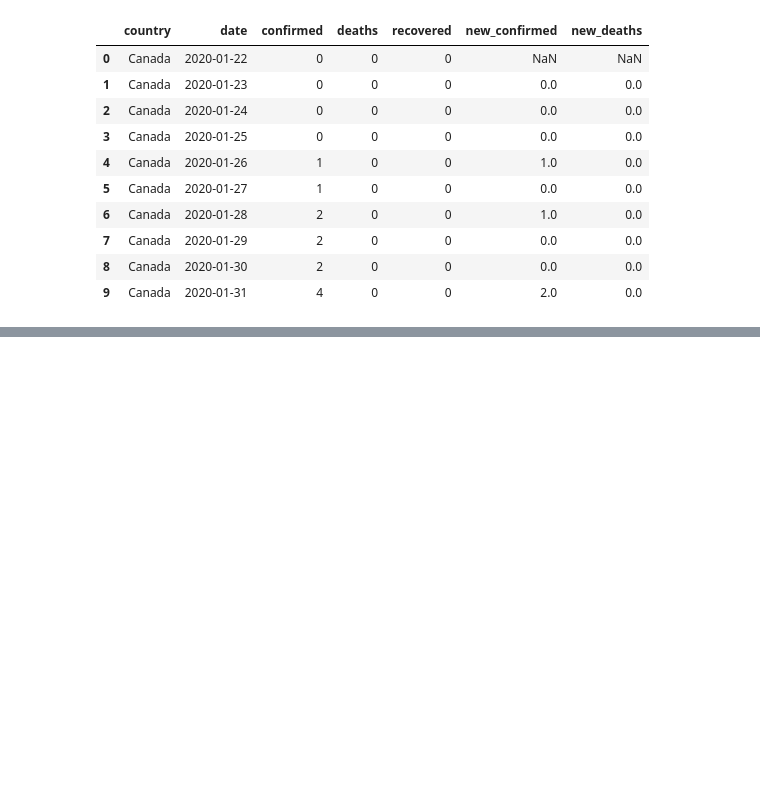
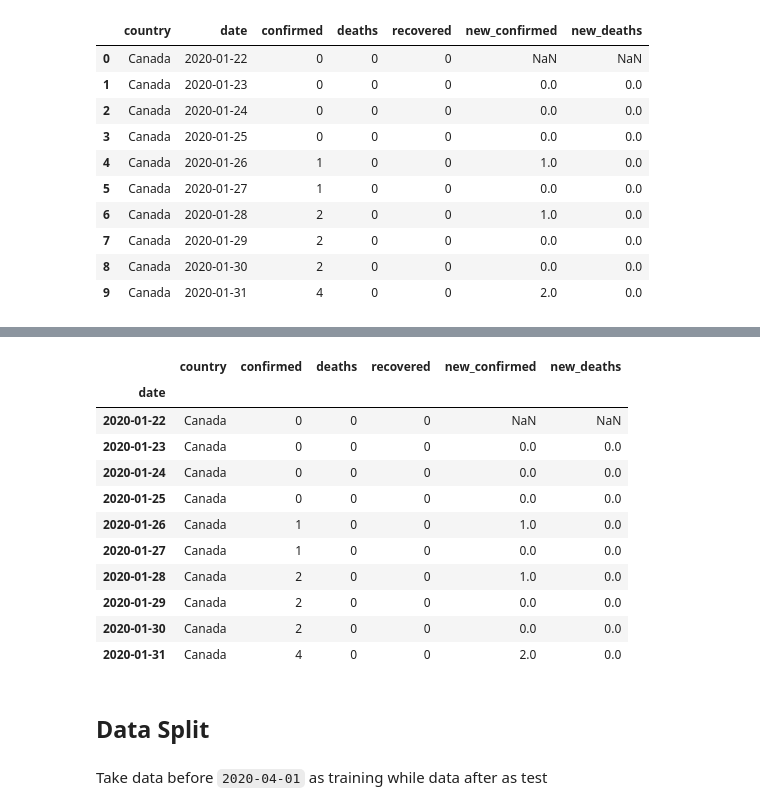
Before and after one commit to Dangandy/cv19, a Jupyter notebook: covid19_eda.ipynb, the cells around one changed output, grey strips where cells are left out. Saved outputs shown, nothing was run; the diff lists cells and outputs as text; code cells hidden in the pictures; blank space fills up the shorter version.

```diff
--- a/covid19_eda.ipynb
+++ b/covid19_eda.ipynb
@@ -162,0 +191,19 @@ canada_df.head(10)
+# %%
+canada_df.head(10)
+# %% [output]
+|  | country | confirmed | deaths | recovered | new_confirmed | new_deaths |
+| date |  |  |  |  |  |  |
+| 2020-01-22 | Canada | 0 | 0 | 0 | NaN | NaN |
+| 2020-01-23 | Canada | 0 | 0 | 0 | 0.0 | 0.0 |
+| 2020-01-24 | Canada | 0 | 0 | 0 | 0.0 | 0.0 |
+| 2020-01-25 | Canada | 0 | 0 | 0 | 0.0 | 0.0 |
+| 2020-01-26 | Canada | 1 | 0 | 0 | 1.0 | 0.0 |
+| 2020-01-27 | Canada | 1 | 0 | 0 | 0.0 | 0.0 |
+| 2020-01-28 | Canada | 2 | 0 | 0 | 1.0 | 0.0 |
+| 2020-01-29 | Canada | 2 | 0 | 0 | 0.0 | 0.0 |
+| 2020-01-30 | Canada | 2 | 0 | 0 | 0.0 | 0.0 |
+| 2020-01-31 | Canada | 4 | 0 | 0 | 2.0 | 0.0 |
+# %% [markdown]
+## Data Split
+# %% [markdown]
+Take data before `2020-04-01` as training while data after as test
```
Also changed, not shown: parts of 14 cells of this notebook.
